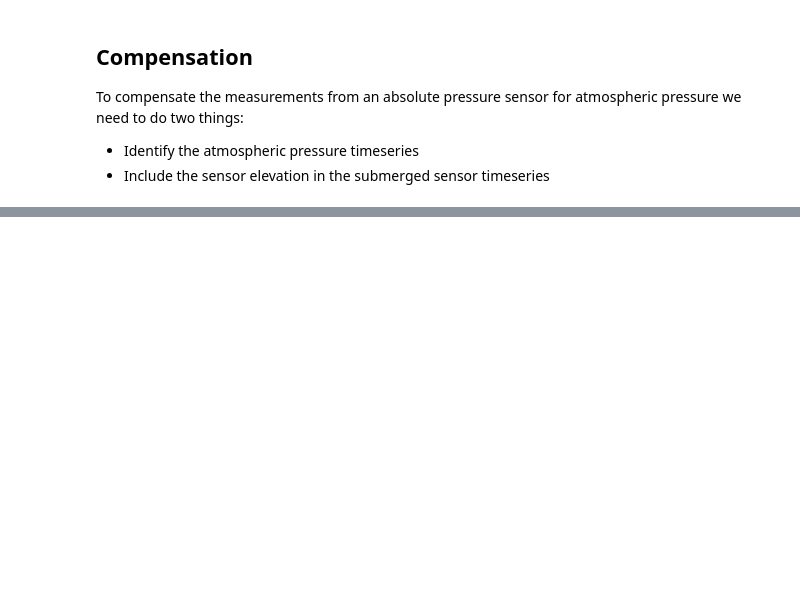
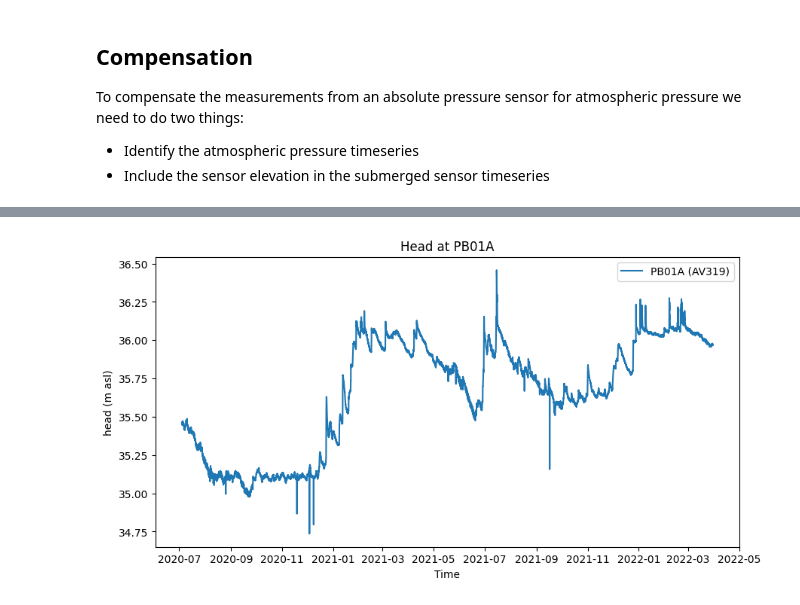
Before and after one commit to zawadzkim/gensor, a Jupyter notebook: docs/notebooks/000-basic_usage.ipynb, the cells around one changed output, grey strips where cells are left out. Saved outputs shown, nothing was run; the diff lists cells and outputs as text; code cells hidden in the pictures; blank space fills up the shorter version.

```diff
--- a/docs/notebooks/000-basic_usage.ipynb
+++ b/docs/notebooks/000-basic_usage.ipynb
@@ -49,2 +62,4 @@ pb15a_comp.transform("difference").plot()
 # %%
-fig, ax = pb15a_comp.detect_outliers("iqr").plot()
+fig, ax = pb01a_comp.detect_outliers("zscore").plot()
+# %% [output]
+[figure, added]
```
Also changed, not shown: parts of 9 cells of this notebook, 4 other files.
